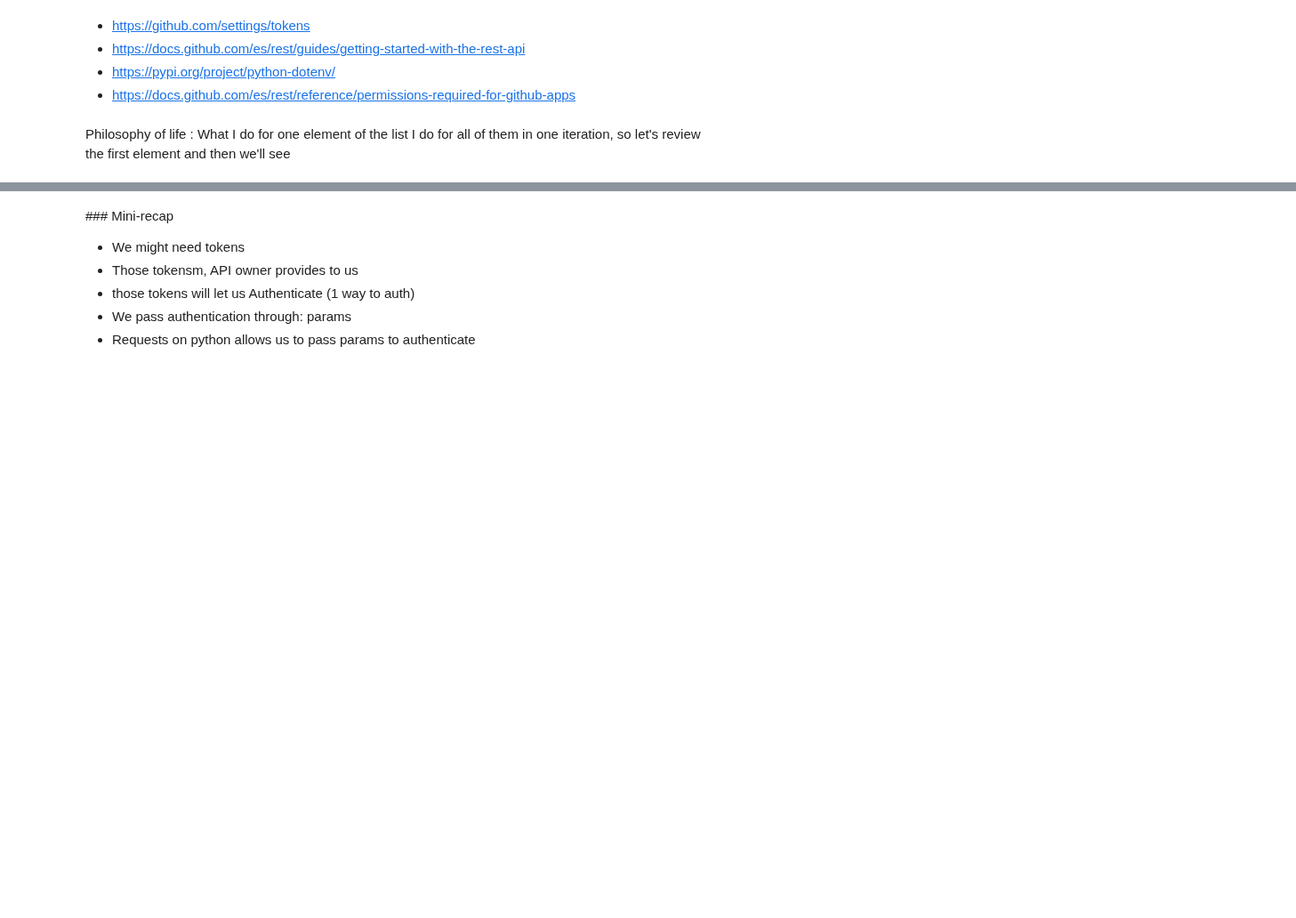
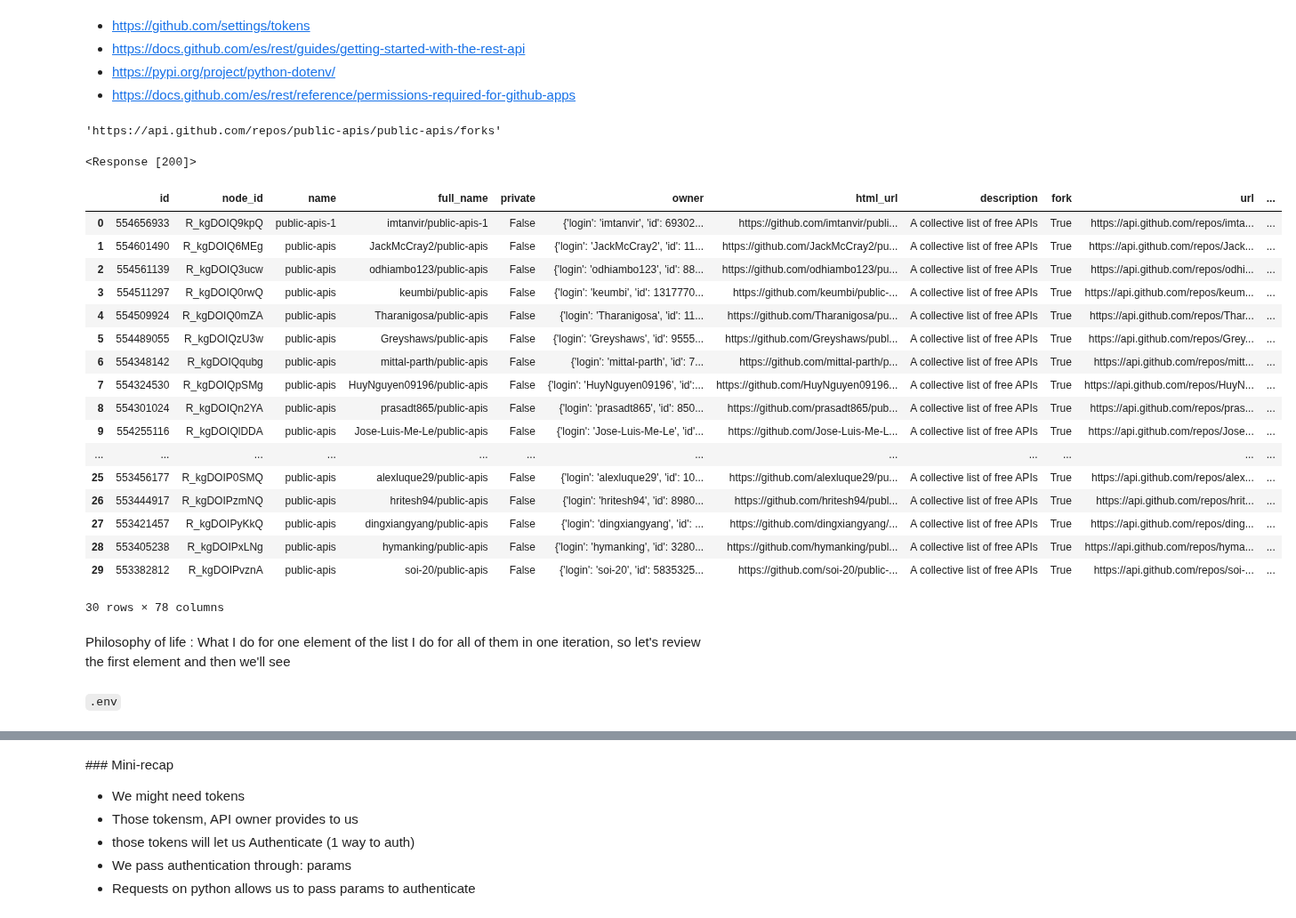
Before and after one commit to Ironhack-data-bcn-oct-2022/lectures, a Jupyter notebook: week-3/03-APIs.ipynb, the cells around one changed output, grey strips where cells are left out. Shown at 89% size. Drawn from its saved outputs; the diff is of its cells as text; code cells hidden in the pictures; blank space fills up the shorter version.

```diff
--- a/week-3/03-APIs.ipynb
+++ b/week-3/03-APIs.ipynb
@@ -445,0 +582,11 @@ Some of the APIs we use will require authentication.
+# %%
+url_1 = f"https://api.github.com/repos/{user}/{repo}/forks"
+# %%
+url_1
+# %% [output]
+'https://api.github.com/repos/public-apis/public-apis/forks'
+# %%
+public_apis = requests.get(url_1)
+public_apis
+# %% [output]
+<Response [200]>
@@ -446,2 +595,31 @@ Some of the APIs we use will require authentication.
+# %%
+parameters = {"Authorization": f"token {gh_token}"}
+# %%
+my_responses = requests.get(url_1, params = parameters).json()
+my_responses
+# %%
+df3 = pd.DataFrame(my_responses)
+df3
+# %% [output]
+|  | id | node_id | name | full_name | private | owner | html_url | description | fork | url | ... |
+| 0 | 554656933 | R_kgDOIQ9kpQ | public-apis-1 | imtanvir/public-apis-1 | False | {'login': 'imtanvir', 'id': 69302... | https://github.com/imtanvir/publi... | A collective list of free APIs | True | https://api.github.com/repos/imta... | ... |
+| 1 | 554601490 | R_kgDOIQ6MEg | public-apis | JackMcCray2/public-apis | False | {'login': 'JackMcCray2', 'id': 11... | https://github.com/JackMcCray2/pu... | A collective list of free APIs | True | https://api.github.com/repos/Jack... | ... |
+| 2 | 554561139 | R_kgDOIQ3ucw | public-apis | odhiambo123/public-apis | False | {'login': 'odhiambo123', 'id': 88... | https://github.com/odhiambo123/pu... | A collective list of free APIs | True | https://api.github.com/repos/odhi... | ... |
+| 3 | 554511297 | R_kgDOIQ0rwQ | public-apis | keumbi/public-apis | False | {'login': 'keumbi', 'id': 1317770... | https://github.com/keumbi/public-... | A collective list of free APIs | True | https://api.github.com/repos/keum... | ... |
+| 4 | 554509924 | R_kgDOIQ0mZA | public-apis | Tharanigosa/public-apis | False | {'login': 'Tharanigosa', 'id': 11... | https://github.com/Tharanigosa/pu... | A collective list of free APIs | True | https://api.github.com/repos/Thar... | ... |
+| 5 | 554489055 | R_kgDOIQzU3w | public-apis | Greyshaws/public-apis | False | {'login': 'Greyshaws', 'id': 9555... | https://github.com/Greyshaws/publ... | A collective list of free APIs | True | https://api.github.com/repos/Grey... | ... |
+| 6 | 554348142 | R_kgDOIQqubg | public-apis | mittal-parth/public-apis | False | {'login': 'mittal-parth', 'id': 7... | https://github.com/mittal-parth/p... | A collective list of free APIs | True | https://api.github.com/repos/mitt... | ... |
+| 7 | 554324530 | R_kgDOIQpSMg | public-apis | HuyNguyen09196/public-apis | False | {'login': 'HuyNguyen09196', 'id':... | https://github.com/HuyNguyen09196... | A collective list of free APIs | True | https://api.github.com/repos/HuyN... | ... |
+| 8 | 554301024 | R_kgDOIQn2YA | public-apis | prasadt865/public-apis | False | {'login': 'prasadt865', 'id': 850... | https://github.com/prasadt865/pub... | A collective list of free APIs | True | https://api.github.com/repos/pras... | ... |
+| 9 | 554255116 | R_kgDOIQlDDA | public-apis | Jose-Luis-Me-Le/public-apis | False | {'login': 'Jose-Luis-Me-Le', 'id'... | https://github.com/Jose-Luis-Me-L... | A collective list of free APIs | True | https://api.github.com/repos/Jose... | ... |
+| ... | ... | ... | ... | ... | ... | ... | ... | ... | ... | ... | ... |
+| 25 | 553456177 | R_kgDOIP0SMQ | public-apis | alexluque29/public-apis | False | {'login': 'alexluque29', 'id': 10... | https://github.com/alexluque29/pu... | A collective list of free APIs | True | https://api.github.com/repos/alex... | ... |
+| 26 | 553444917 | R_kgDOIPzmNQ | public-apis | hritesh94/public-apis | False | {'login': 'hritesh94', 'id': 8980... | https://github.com/hritesh94/publ... | A collective list of free APIs | True | https://api.github.com/repos/hrit... | ... |
+| 27 | 553421457 | R_kgDOIPyKkQ | public-apis | dingxiangyang/public-apis | False | {'login': 'dingxiangyang', 'id': ... | https://github.com/dingxiangyang/... | A collective list of free APIs | True | https://api.github.com/repos/ding... | ... |
+| 28 | 553405238 | R_kgDOIPxLNg | public-apis | hymanking/public-apis | False | {'login': 'hymanking', 'id': 3280... | https://github.com/hymanking/publ... | A collective list of free APIs | True | https://api.github.com/repos/hyma... | ... |
+| 29 | 553382812 | R_kgDOIPvznA | public-apis | soi-20/public-apis | False | {'login': 'soi-20', 'id': 5835325... | https://github.com/soi-20/public-... | A collective list of free APIs | True | https://api.github.com/repos/soi-... | ... |
+30 rows × 78 columns
 # %% [markdown]
 Philosophy of life : What I do for one element of the list I do for all of them in one iteration, so let's review the first element and then we'll see
+# %% [markdown]
+`.env`
```
Also changed, not shown: parts of 92 cells of this notebook.
